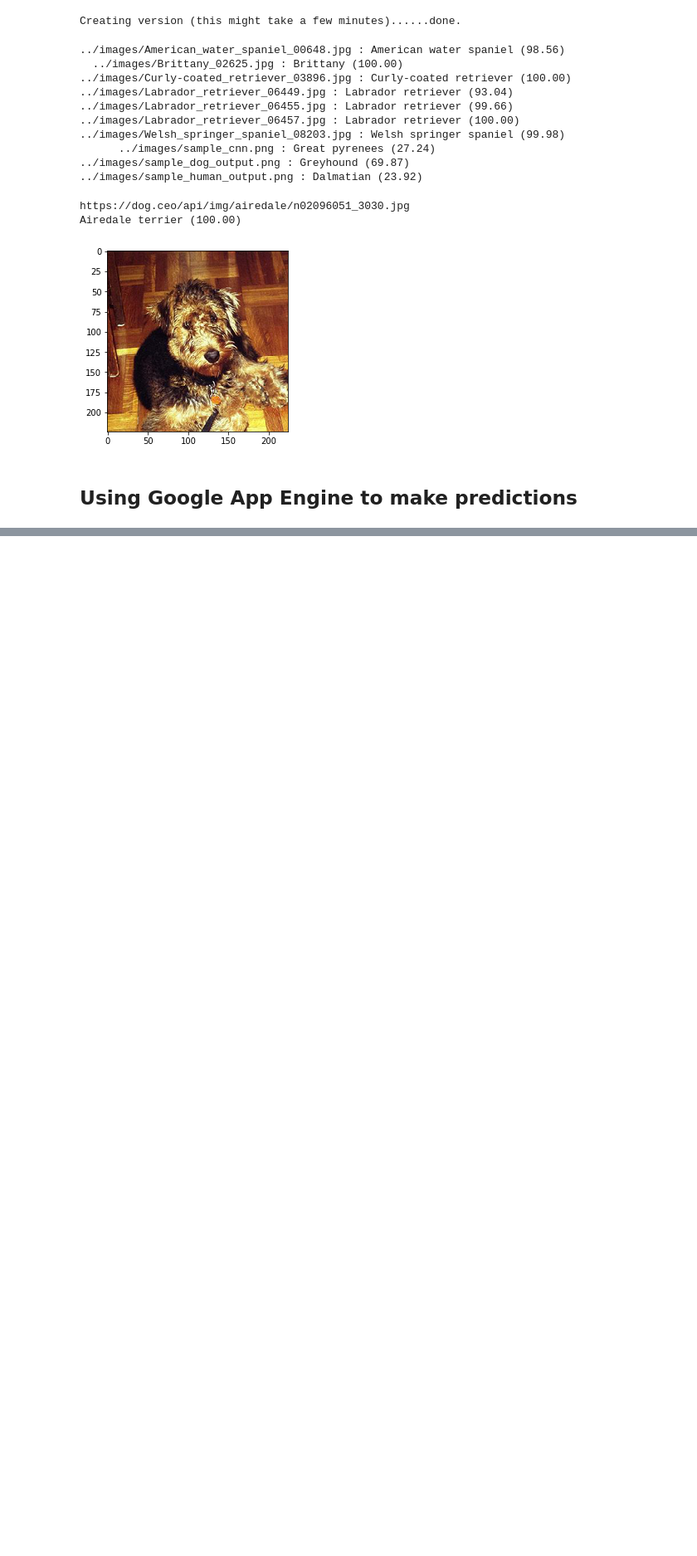
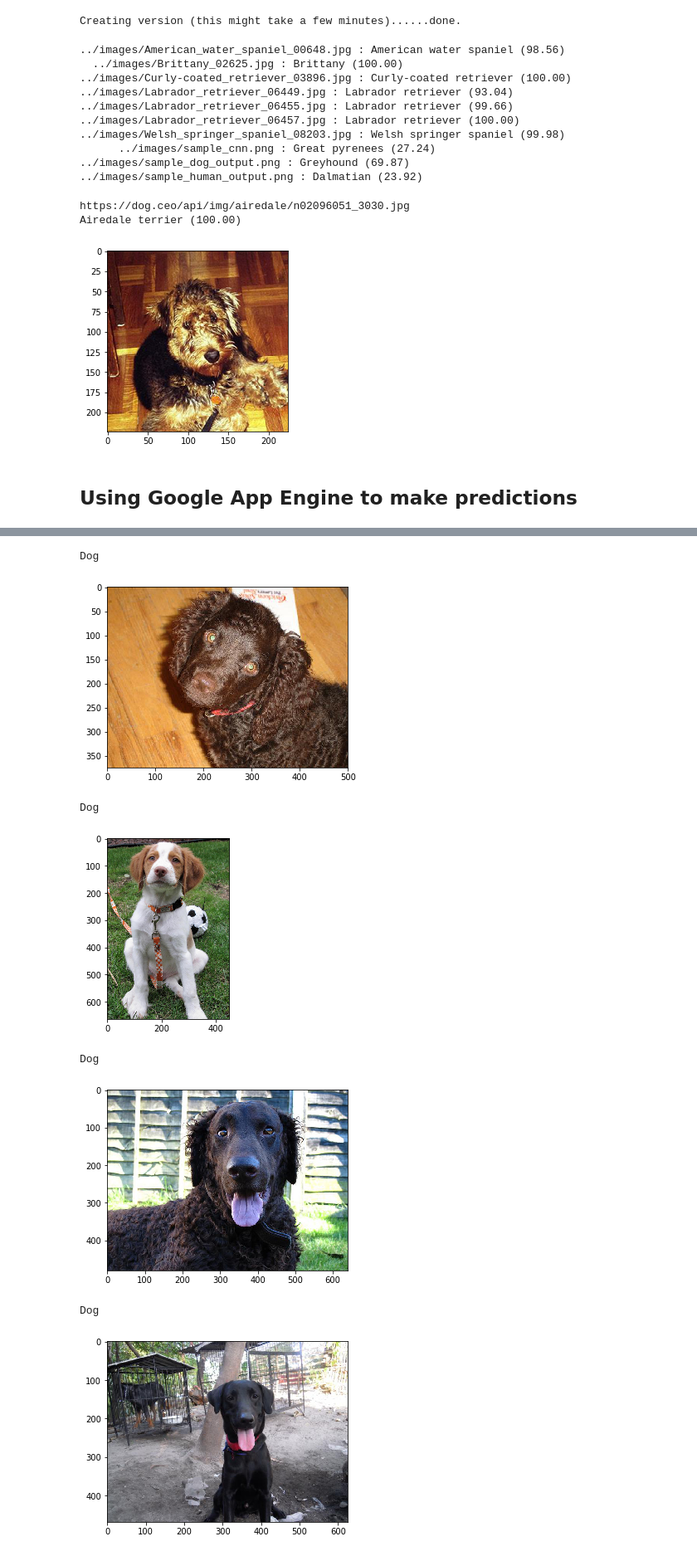
Before and after one commit to gregoriomezquita/dog-breed, a Jupyter notebook: cloud-ml/cloud-ml.ipynb, the cells around one changed output, grey strips where cells are left out. Shown at 83% size. Saved outputs shown, nothing was run; the diff lists cells and outputs as text; code cells hidden in the pictures; blank space fills up the shorter version.

```diff
--- a/cloud-ml/cloud-ml.ipynb
+++ b/cloud-ml/cloud-ml.ipynb
@@ -123,6 +123,7 @@ modelID = '{}/models/{}'.format(projectID, modelName)
 
 credentials = GoogleCredentials.get_application_default()
 ml = discovery.build('ml', 'v1', credentials=credentials)
+vision = discovery.build('vision', 'v1', credentials=credentials)
 # %%
 import base64
 import json
@@ -257,0 +301,20 @@ https://dog.ceo/api/img/bouvier/n02106382_886.jpg
+# %%
+from glob import glob
+
+files= sorted(glob("../images/*"))
+for img_path in files:
+    isDog= predict_dog(img_path)
+    isHuman= predict_human(img_path)
+    if isHuman: print('Human')
+    elif isDog: print('Dog')
+    else: print('None')
+    show_face(img_path)
+# %% [output]
+Dog
+[figure, added]
+Dog
+[figure, added]
+Dog
+[figure, added]
+Dog
+[figure, added]
```
Also changed, not shown: parts of 5 cells of this notebook.
